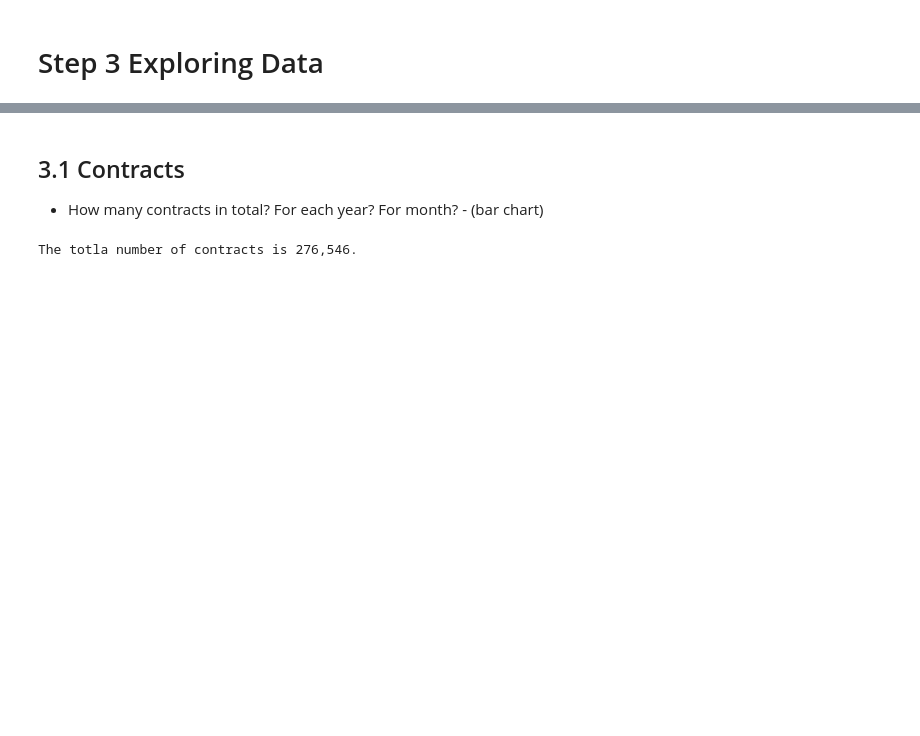
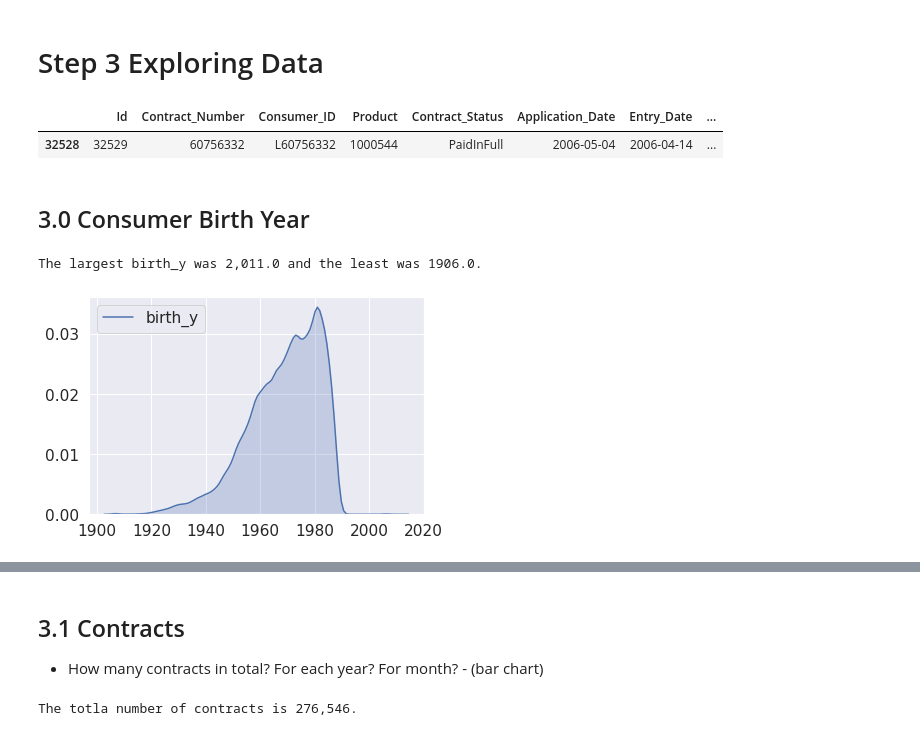
Before and after one commit to yanglinjing/vmor, a Jupyter notebook: Copy_of_Copy_of_Bank_customer_30.ipynb, the cells around one changed output, grey strips where cells are left out. Cells and saved outputs as stored; diff of their text form; code cells hidden in the pictures; blank space fills up the shorter version.

```diff
--- a/Copy_of_Copy_of_Bank_customer_30.ipynb
+++ b/Copy_of_Copy_of_Bank_customer_30.ipynb
@@ -618,2 +631,9 @@ df
 # %% [markdown]
 # Step 3 Exploring Data
+# %%
+df.sample(1)
+# %% [output]
+|  | Id | Contract_Number | Consumer_ID | Product | Contract_Status | Application_Date | Entry_Date | ... |
+| 32528 | 32529 | 60756332 | L60756332 | 1000544 | PaidInFull | 2006-05-04 | 2006-04-14 | ... |
+# %% [markdown]
+## 3.0 Consumer Birth Year
@@ -620,3 +643,8 @@ df
 # %%
 df_0 = df[df['has_arrears']==0]
 df_1 = df[df['has_arrears']==1]
+# %%
+explore_amt('birth_y')
+# %% [output]
+The largest birth_y was 2,011.0 and the least was 1906.0.
+[figure, added]
```
Also changed, not shown: parts of 63 cells of this notebook.
